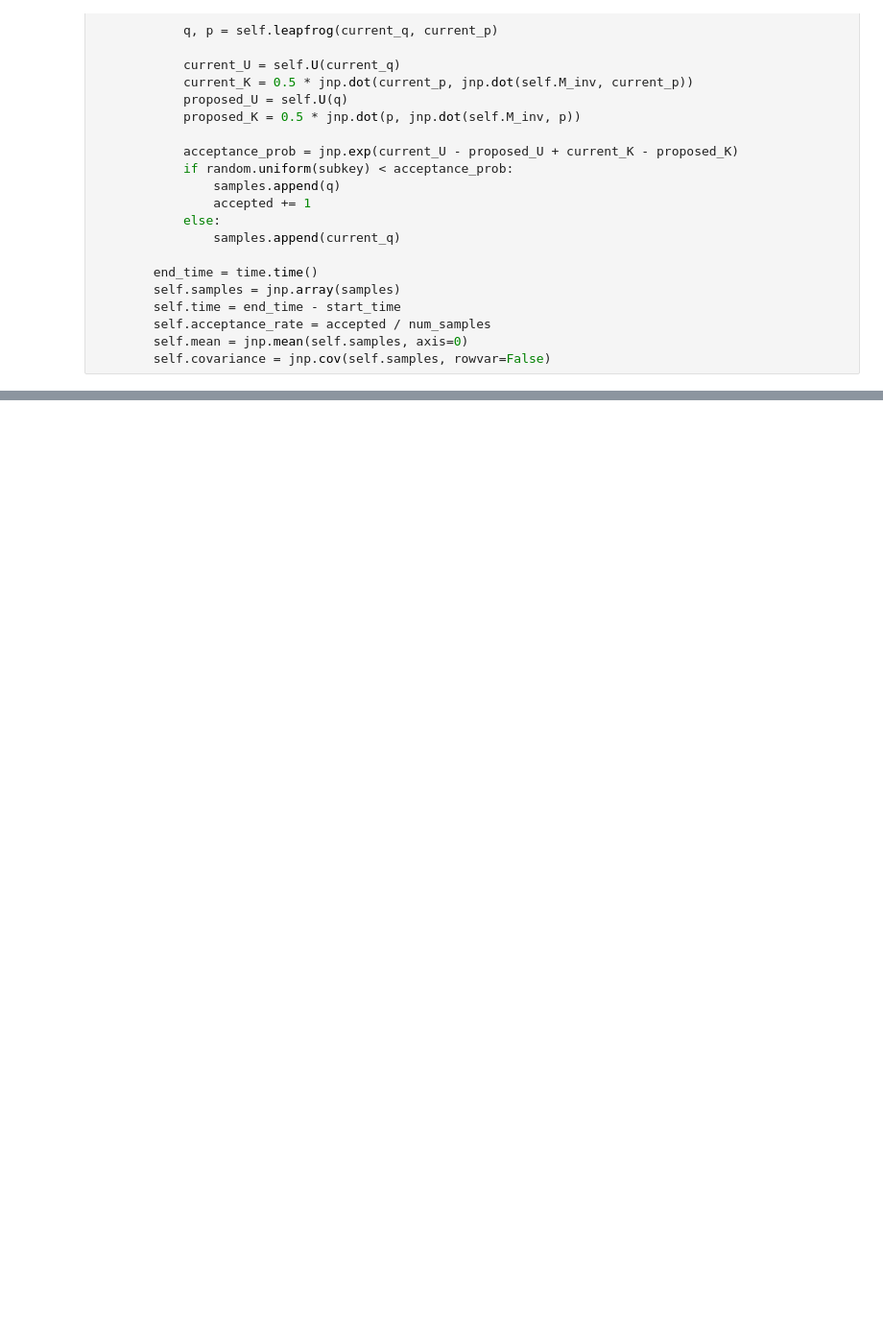
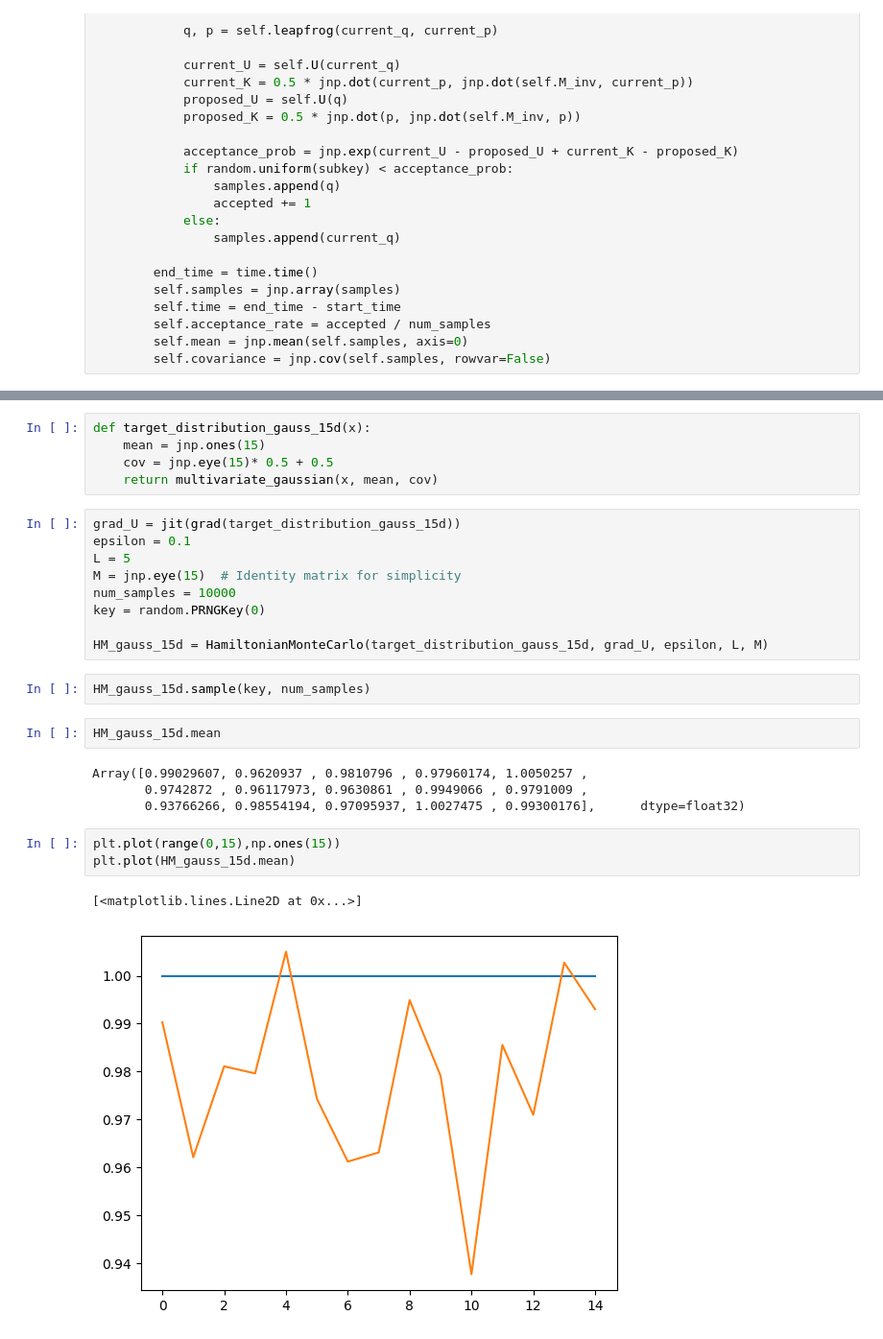
Before and after one commit to WengerMichael/HamiltonianMC, a Jupyter notebook: HamiltonianMonteCarlo.ipynb, the cells around one changed output, grey strips where cells are left out. Shown at 96% size. Cells and saved outputs as stored; diff of their text form; blank space fills up the shorter version.

```diff
--- a/HamiltonianMonteCarlo.ipynb
+++ b/HamiltonianMonteCarlo.ipynb
@@ -64,0 +101,28 @@ class HamiltonianMonteCarlo:
+# %%
+def target_distribution_gauss_15d(x):
+    mean = jnp.ones(15)
+    cov = jnp.eye(15)* 0.5 + 0.5
+    return multivariate_gaussian(x, mean, cov)
+# %%
+grad_U = jit(grad(target_distribution_gauss_15d))
+epsilon = 0.1
+L = 5
+M = jnp.eye(15)  # Identity matrix for simplicity
+num_samples = 10000
+key = random.PRNGKey(0)
+
+HM_gauss_15d = HamiltonianMonteCarlo(target_distribution_gauss_15d, grad_U, epsilon, L, M)
+# %%
+HM_gauss_15d.sample(key, num_samples)
+# %%
+HM_gauss_15d.mean
+# %% [output]
+Array([0.99029607, 0.9620937 , 0.9810796 , 0.97960174, 1.0050257 ,
+       0.9742872 , 0.96117973, 0.9630861 , 0.9949066 , 0.9791009 ,
+       0.93766266, 0.98554194, 0.97095937, 1.0027475 , 0.99300176],      dtype=float32)
+# %%
+plt.plot(range(0,15),np.ones(15))
+plt.plot(HM_gauss_15d.mean)
+# %% [output]
+[<matplotlib.lines.Line2D at 0x...>]
+[figure, added]
```
Also changed, not shown: parts of 11 cells of this notebook.
